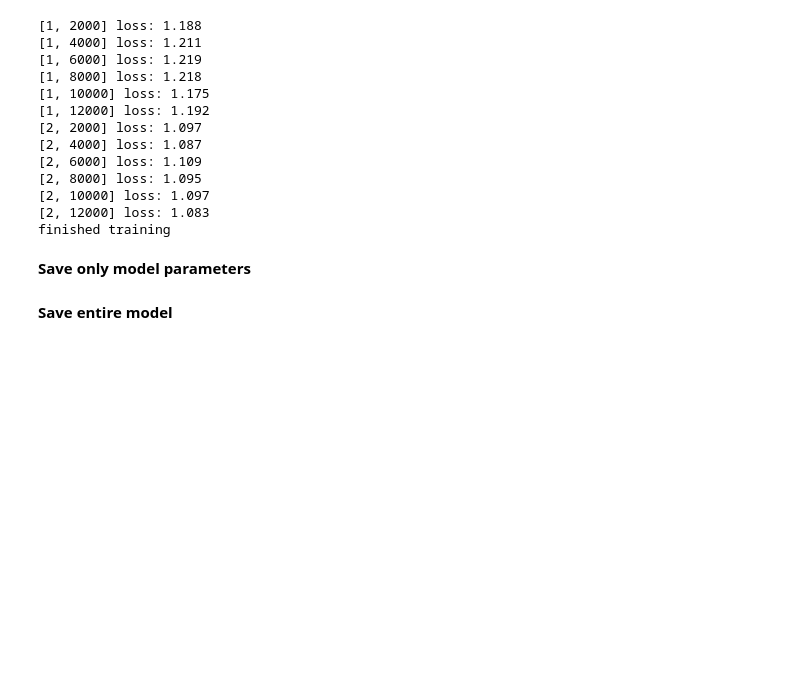
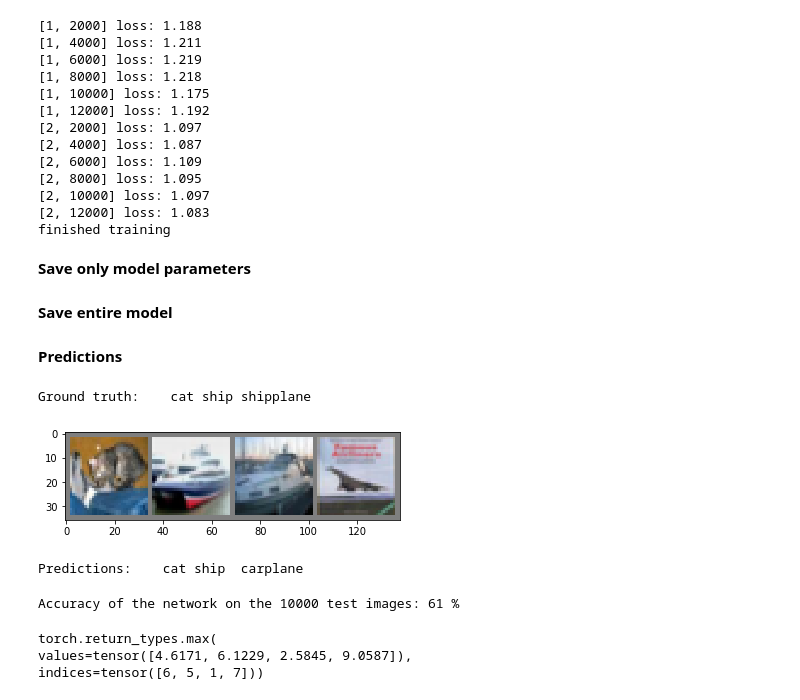
Before and after one commit to ThisuriCham/Pytorch, a Jupyter notebook: training_classifier_pytorch.ipynb, the cells around one changed output. Cells and saved outputs as stored; diff of their text form; code cells hidden in the pictures; blank space fills up the shorter version.

```diff
--- a/training_classifier_pytorch.ipynb
+++ b/training_classifier_pytorch.ipynb
@@ -139,3 +139,14 @@ torch.save(model.state_dict(),PATH)
 **Save entire model**
 # %%
 torch.save(model,PATH)
+# %% [markdown]
+**Predictions**
+# %%
+dataiter = iter(testloader)
+images, labels = dataiter.next()
+
+imshow(tv.utils.make_grid(images))
+print('Ground truth: ',''.join('%5s'%classes[labels[j]] for j in range(4)))
+# %% [output]
+Ground truth:    cat ship shipplane
+[figure, added]
@@ -141,0 +155,30 @@ torch.save(model,PATH)
+# %%
+_,predicted = torch.max(predictions,1)
+print('Predictions: ',''.join('%5s'%classes[predicted[j]] for j in range(4)))
+# %% [output]
+Predictions:    cat ship  carplane
+# %%
+correct = 0
+total = 0
+with torch.no_grad():
+  for data in testloader:
+    images,labels = data
+    outputs = model(images)
+    #print(outputs)
+    _,predicted = torch.max(outputs.data,1)
+    total+=labels.size(0)
+    #print(labels.size(0)) -> 4
+    correct += (predicted == labels).sum().item()
+    #print((predicted == labels).sum()) -> tensor(3), tensor(2)
+    #print((predicted == labels).sum().item()) -> 3, 2, 4
+    #print(correct)-> 3, 5, 9
+
+print('Accuracy of the network on the 10000 test images: %d %%' %(100*correct/total))
+# %% [output]
+Accuracy of the network on the 10000 test images: 61 %
+# %%
+print(torch.max(outputs.data,1))
+# %% [output]
+torch.return_types.max(
+values=tensor([4.6171, 6.1229, 2.5845, 9.0587]),
+indices=tensor([6, 5, 1, 7]))
```
Also changed, not shown: parts of 4 cells of this notebook.
